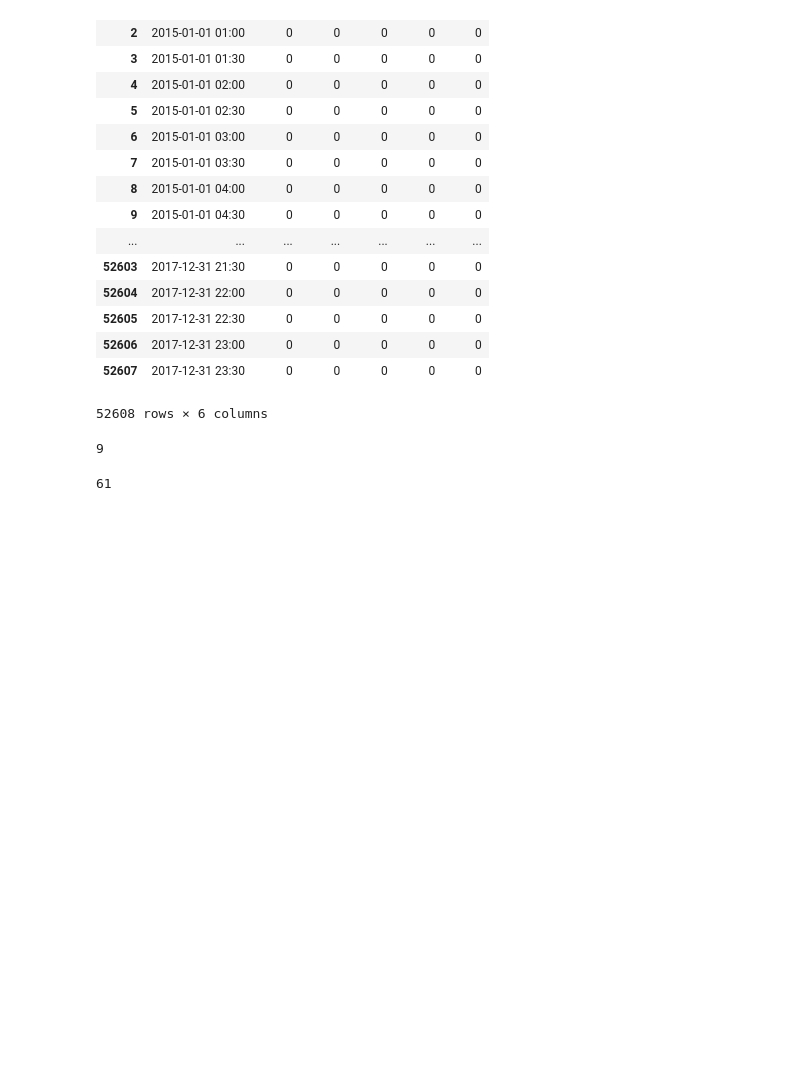
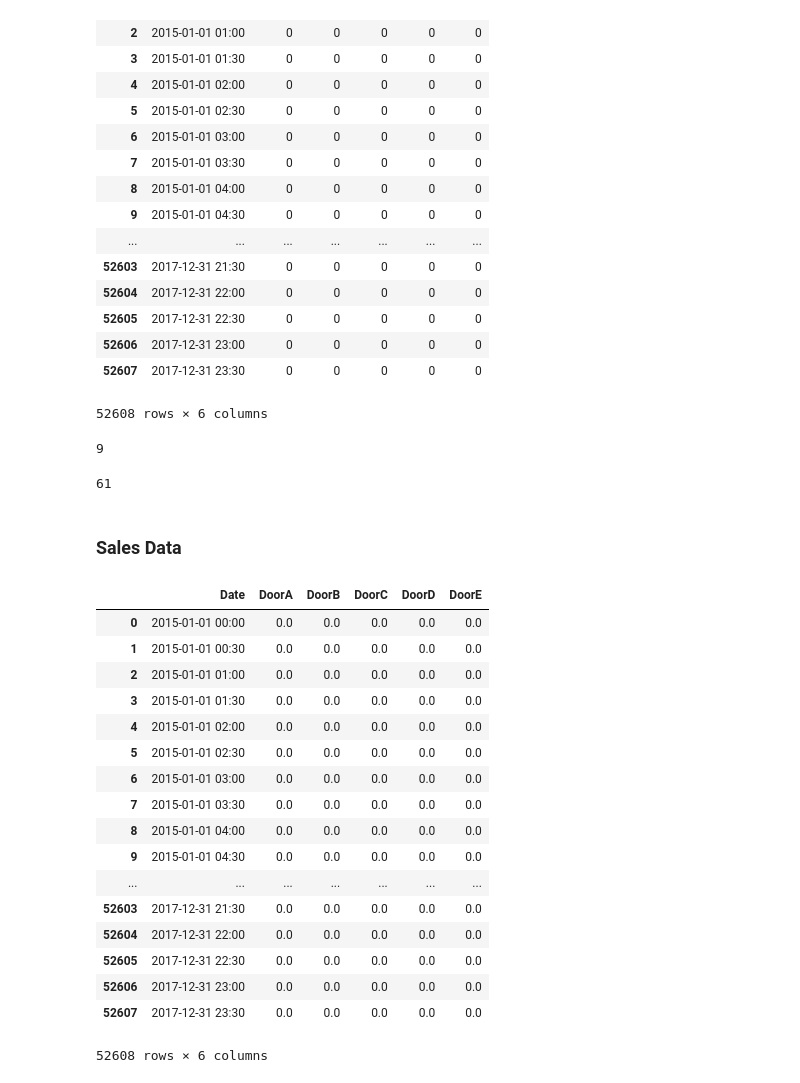
Before and after one commit to jamdin/retail_analytics, a Jupyter notebook: Data/Generate_RandomMallData.ipynb, the cells around one changed output. Drawn from its saved outputs; the diff is of its cells as text; code cells hidden in the pictures; blank space fills up the shorter version.

Commit message:
created sales data

```diff
--- a/Data/Generate_RandomMallData.ipynb
+++ b/Data/Generate_RandomMallData.ipynb
@@ -85,3 +85,5 @@ np.power(3,2)
 dif.days
 # %% [output]
 61
+# %% [markdown]
+### Sales Data
@@ -87,0 +117,55 @@ dif.days
+# %%
+minHour = 8
+maxHour = 21
+sigma = 1
+mu = 14.5
+result = []
+i = 0
+while dt < end:
+    result.append(dt.strftime('%Y-%m-%d %H:%M'))
+    x = dt.hour
+    p = np.exp(-np.power((x-mu),2)/(2*np.power(sigma,2)))/np.sqrt(2*np.pi*np.power(sigma,2))+1
+    if dt.hour<minHour or dt.hour>=maxHour:
+        A[i]=0
+        B[i]=0
+        C[i]=0
+        D[i]=0
+        E[i]=0
+    if dt.weekday()>3: #Weekend
+        A[i]=int(A[i]*1.2)
+        B[i]=int(B[i]*1.2)
+        C[i]=int(C[i]*1.2)
+        D[i]=int(D[i]*1.2)
+        E[i]=int(E[i]*1.2)
+#     if dt.hour<11 or dt.hour>19: #Very early or very late
+    A[i]=int(A[i]*p)
+    B[i]=int(B[i]*p)
+    C[i]=int(C[i]*p)
+    D[i]=int(D[i]*p)
+    E[i]=int(E[i]*p)
+    i += 1
+    dt += step
+# %%
+sales_data = pd.concat([pd.DataFrame(result),pd.DataFrame(A),pd.DataFrame(B),pd.DataFrame(C), pd.DataFrame(D), pd.DataFrame(E)], axis = 1)
+# %%
+sales_data.columns = ['Date', 'DoorA', 'DoorB', 'DoorC', 'DoorD', 'DoorE']
+sales_data
+# %% [output]
+|  | Date | DoorA | DoorB | DoorC | DoorD | DoorE |
+| 0 | 2015-01-01 00:00 | 0.0 | 0.0 | 0.0 | 0.0 | 0.0 |
+| 1 | 2015-01-01 00:30 | 0.0 | 0.0 | 0.0 | 0.0 | 0.0 |
+| 2 | 2015-01-01 01:00 | 0.0 | 0.0 | 0.0 | 0.0 | 0.0 |
+| 3 | 2015-01-01 01:30 | 0.0 | 0.0 | 0.0 | 0.0 | 0.0 |
+| 4 | 2015-01-01 02:00 | 0.0 | 0.0 | 0.0 | 0.0 | 0.0 |
+| 5 | 2015-01-01 02:30 | 0.0 | 0.0 | 0.0 | 0.0 | 0.0 |
+| 6 | 2015-01-01 03:00 | 0.0 | 0.0 | 0.0 | 0.0 | 0.0 |
+| 7 | 2015-01-01 03:30 | 0.0 | 0.0 | 0.0 | 0.0 | 0.0 |
+| 8 | 2015-01-01 04:00 | 0.0 | 0.0 | 0.0 | 0.0 | 0.0 |
+| 9 | 2015-01-01 04:30 | 0.0 | 0.0 | 0.0 | 0.0 | 0.0 |
+| ... | ... | ... | ... | ... | ... | ... |
+| 52603 | 2017-12-31 21:30 | 0.0 | 0.0 | 0.0 | 0.0 | 0.0 |
+| 52604 | 2017-12-31 22:00 | 0.0 | 0.0 | 0.0 | 0.0 | 0.0 |
+| 52605 | 2017-12-31 22:30 | 0.0 | 0.0 | 0.0 | 0.0 | 0.0 |
+| 52606 | 2017-12-31 23:00 | 0.0 | 0.0 | 0.0 | 0.0 | 0.0 |
+| 52607 | 2017-12-31 23:30 | 0.0 | 0.0 | 0.0 | 0.0 | 0.0 |
+52608 rows × 6 columns
```
Also changed, not shown: parts of 4 cells of this notebook, 1 other file.
